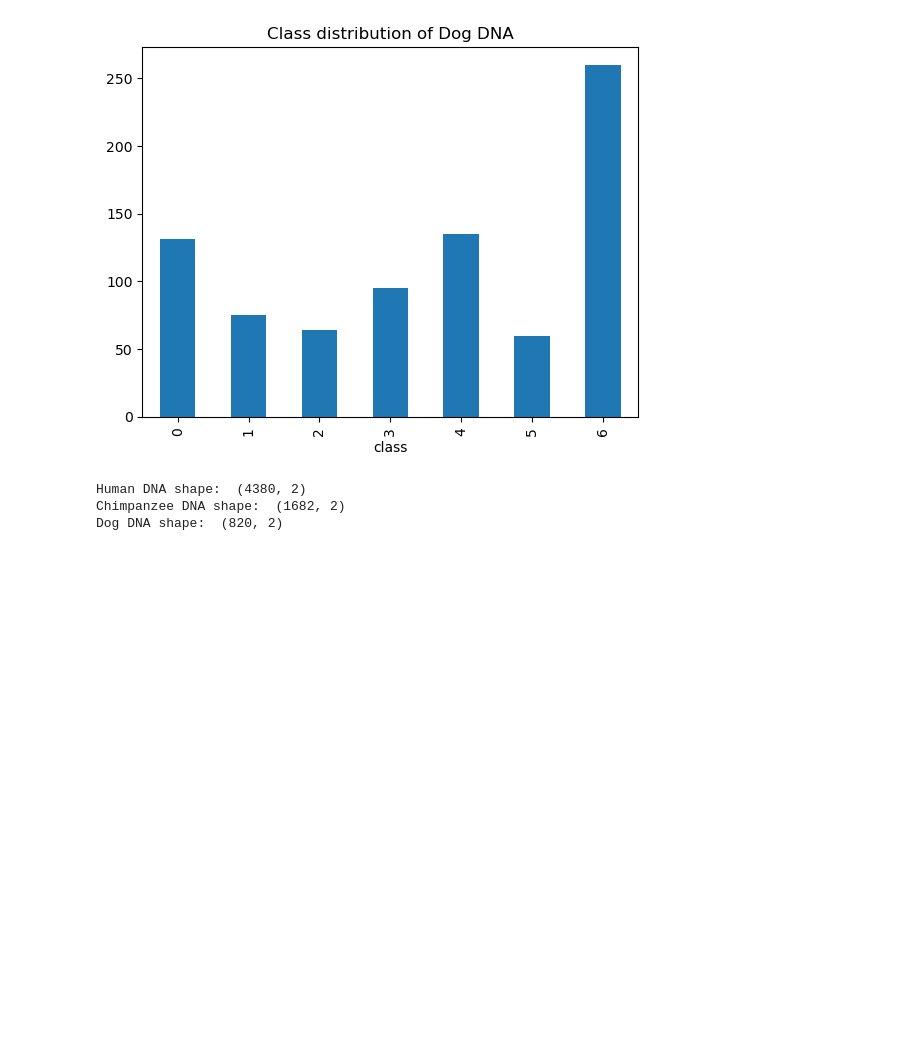
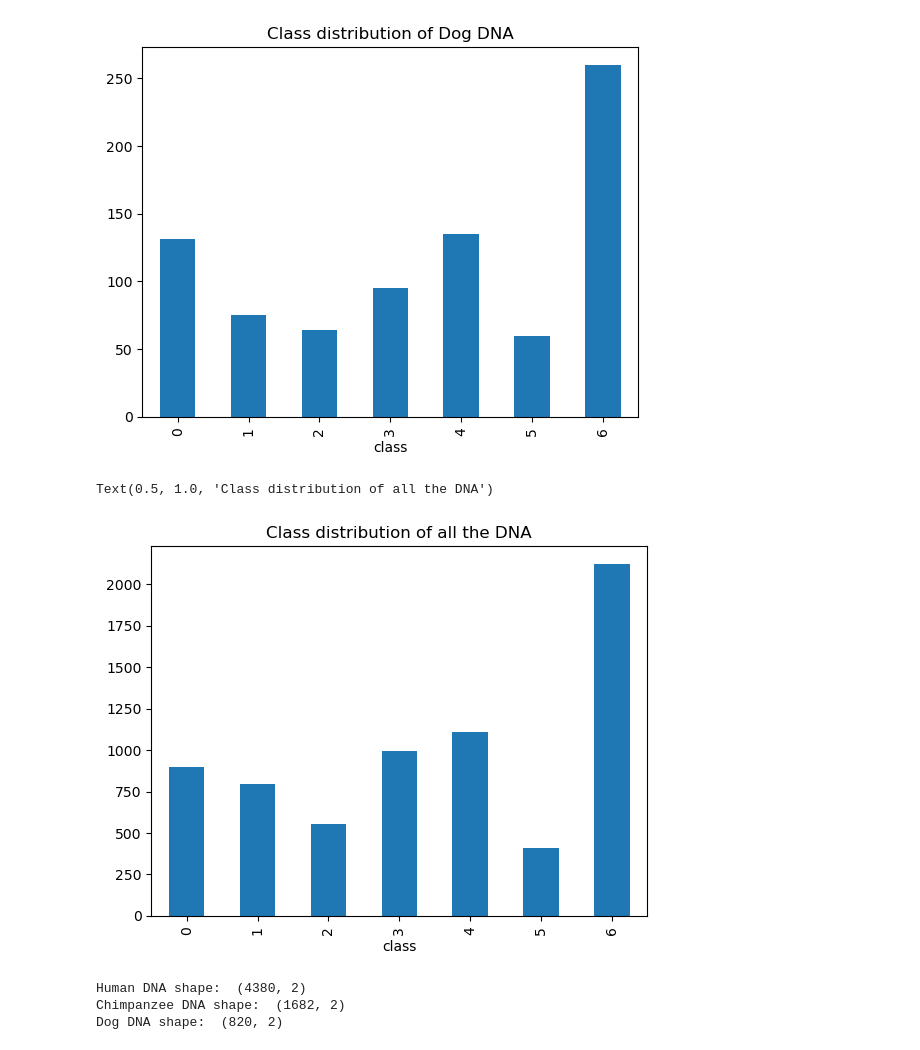
Before and after one commit to sukruozan/DNA-Sequence-Classification, a Jupyter notebook: main.ipynb, the cells around one changed output. Cells and saved outputs as stored; diff of their text form; code cells hidden in the pictures; blank space fills up the shorter version.

```diff
--- a/main.ipynb
+++ b/main.ipynb
@@ -388,6 +386,14 @@ plt.title("Class distribution of Dog DNA")
 # %% [output]
 Text(0.5, 1.0, 'Class distribution of Dog DNA')
 [figure]
+# %%
+# concatenate all the dataframes into one
+df = pd.concat([chimp_dna, human_dna, dog_dna])
+df['class'].value_counts().sort_index().plot.bar()
+plt.title("Class distribution of all the DNA")
+# %% [output]
+Text(0.5, 1.0, 'Class distribution of all the DNA')
+[figure, added]
 # %%
 print("Human DNA shape: ", human_dna.shape)
 print("Chimpanzee DNA shape: ", chimp_dna.shape)
```
Also changed, not shown: parts of 1 cell of this notebook, 1 other file.
